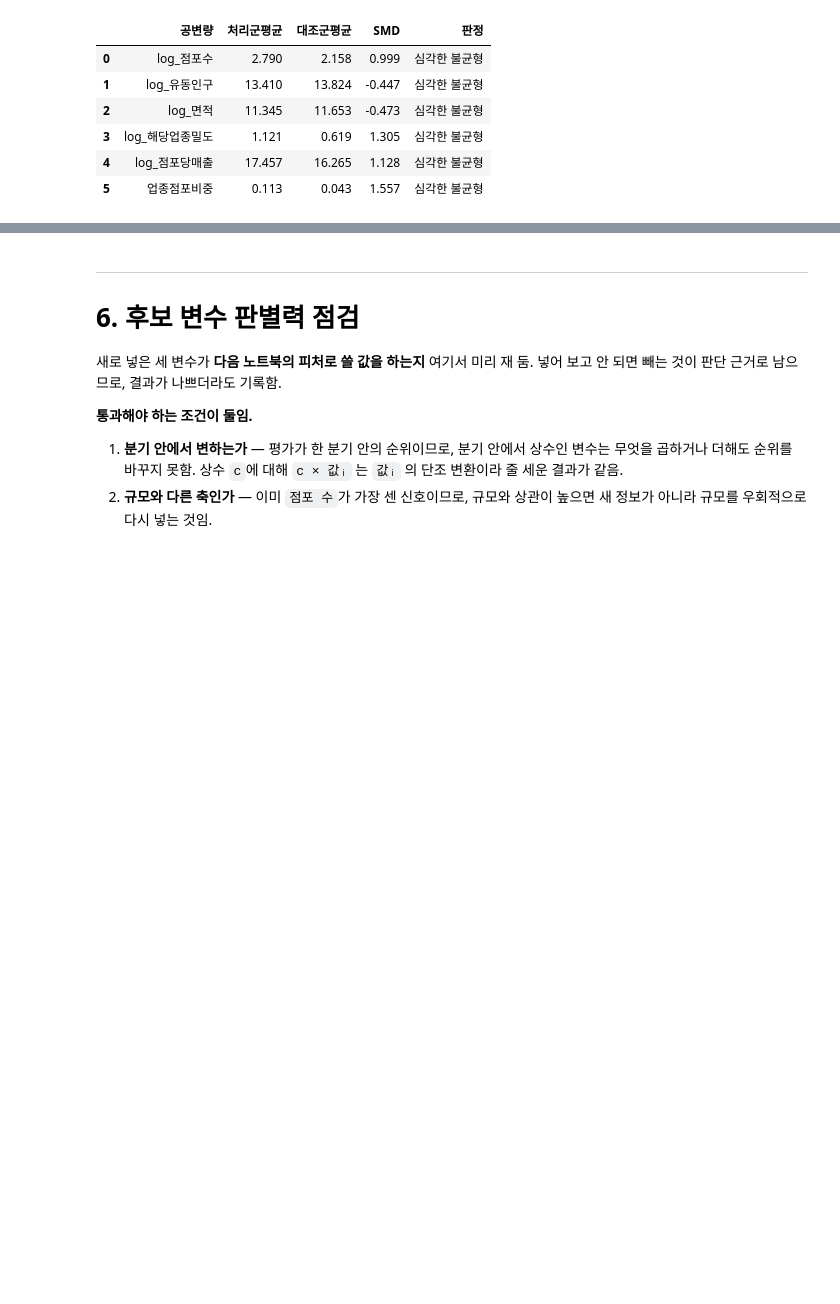
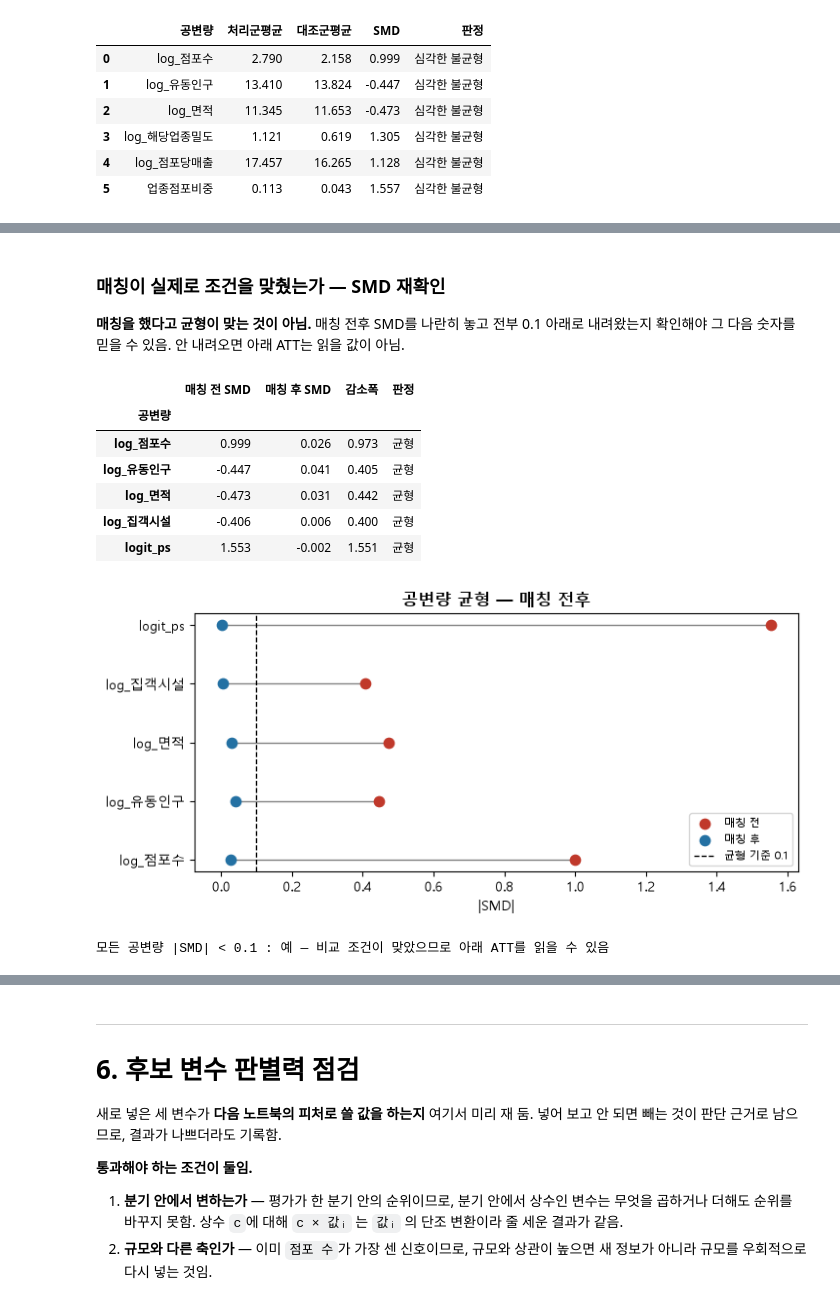
Before and after one commit to d97610-cloud/ai-data-bootcamp, a Jupyter notebook: Project_1_상권폐업위험조기경보/상권_폐업위험_데이터준비_EDA.ipynb, the cells around one changed output, grey strips where cells are left out. Cells and saved outputs as stored; diff of their text form; code cells hidden in the pictures; blank space fills up the shorter version.

```diff
--- a/Project_1_상권폐업위험조기경보/상권_폐업위험_데이터준비_EDA.ipynb
+++ b/Project_1_상권폐업위험조기경보/상권_폐업위험_데이터준비_EDA.ipynb
@@ -1074,0 +1387,43 @@ display(smd_tbl)
+# %% [markdown]
+### 매칭이 실제로 조건을 맞췄는가 — SMD 재확인
+
+**매칭을 했다고 균형이 맞는 것이 아님.** 매칭 전후 SMD를 나란히 놓고 전부 0.1 아래로
+내려왔는지 확인해야 그 다음 숫자를 믿을 수 있음. 안 내려오면 아래 ATT는 읽을 값이 아님.
+# %%
+def smd_of(a, b_):
+    return (a.mean() - b_.mean()) / np.sqrt((a.var() + b_.var()) / 2)
+
+rows = []
+for c_ in PS_COV + ["logit_ps"]:
+    pre = smd_of(gm2.loc[gm2["처리"] == 1, c_], gm2.loc[gm2["처리"] == 0, c_])
+    post = smd_of(gm2.loc[ti, c_], gm2.loc[ci, c_])
+    rows.append({"공변량": c_, "매칭 전 SMD": round(pre, 3), "매칭 후 SMD": round(post, 3),
+                 "감소폭": round(abs(pre) - abs(post), 3),
+                 "판정": "균형" if abs(post) < .1 else ("불균형" if abs(post) < .25 else "심각한 불균형")})
+bal = pd.DataFrame(rows).set_index("공변량")
+display(bal)
+
+fig, ax = plt.subplots(figsize=(7.4, 3.6))
+yy = np.arange(len(bal))
+ax.scatter(bal["매칭 전 SMD"].abs(), yy, s=55, c="#c0392b", label="매칭 전")
+ax.scatter(bal["매칭 후 SMD"].abs(), yy, s=55, c="#2471a3", label="매칭 후")
+for i_ in yy:
+    ax.plot([abs(bal["매칭 전 SMD"].iloc[i_]), abs(bal["매칭 후 SMD"].iloc[i_])], [i_, i_],
+            c="gray", lw=1, zorder=0)
+ax.axvline(0.1, ls="--", c="k", lw=1, label="균형 기준 0.1")
+ax.set_yticks(yy); ax.set_yticklabels(bal.index); ax.set_xlabel("|SMD|")
+ax.set_title("공변량 균형 — 매칭 전후", weight="bold"); ax.legend(fontsize=8)
+plt.tight_layout(); plt.savefig(FIG / "psm_balance.png", dpi=130); plt.show()
+
+ok = (bal["매칭 후 SMD"].abs() < .1).all()
+print(f"모든 공변량 |SMD| < 0.1 : {'예 — 비교 조건이 맞았으므로 아래 ATT를 읽을 수 있음' if ok else '아니오 — 아래 ATT를 신뢰할 수 없음'}")
+# %% [output]
+|  | 매칭 전 SMD | 매칭 후 SMD | 감소폭 | 판정 |
+| 공변량 |  |  |  |  |
+| log_점포수 | 0.999 | 0.026 | 0.973 | 균형 |
+| log_유동인구 | -0.447 | 0.041 | 0.405 | 균형 |
+| log_면적 | -0.473 | 0.031 | 0.442 | 균형 |
+| log_집객시설 | -0.406 | 0.006 | 0.400 | 균형 |
+| logit_ps | 1.553 | -0.002 | 1.551 | 균형 |
+[figure, added]
+모든 공변량 |SMD| < 0.1 : 예 — 비교 조건이 맞았으므로 아래 ATT를 읽을 수 있음
```
Also changed, not shown: parts of 22 cells of this notebook, 3 other files.
